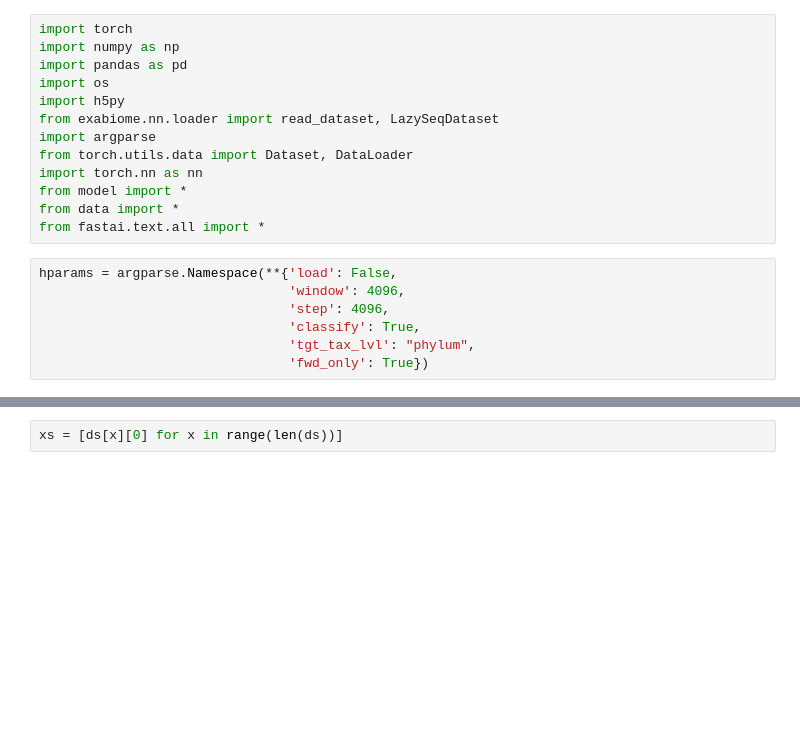
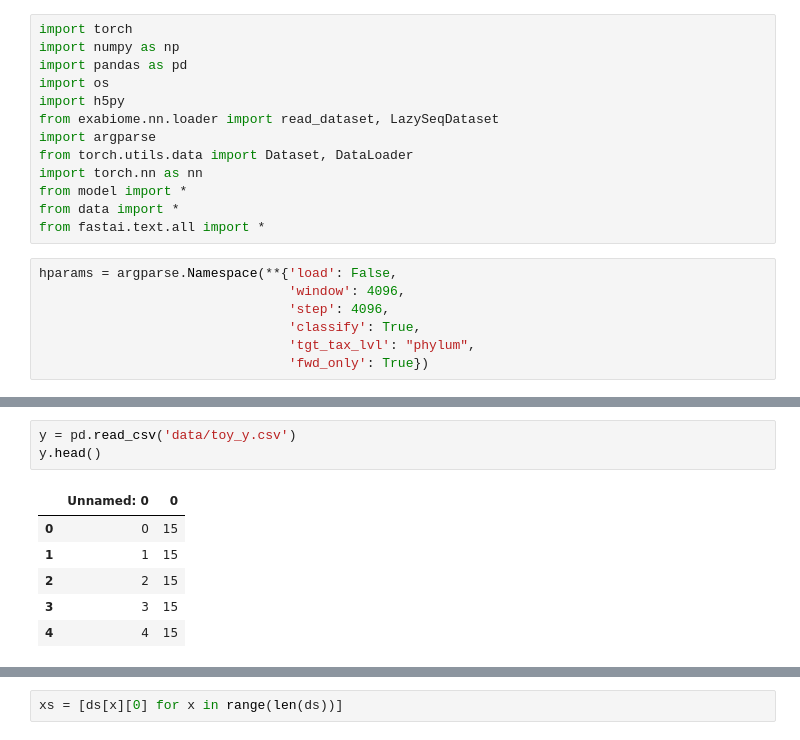
Before and after one commit to alibabaz/taxon_trials, a Jupyter notebook: extract_data.ipynb, the cells around one changed output, grey strips where cells are left out. Drawn from its saved outputs; the diff is of its cells as text; blank space fills up the shorter version.

```diff
--- a/extract_data.ipynb
+++ b/extract_data.ipynb
@@ -20,0 +69,10 @@ hparams = argparse.Namespace(**{'load': False,
+# %%
+y = pd.read_csv('data/toy_y.csv')
+y.head()
+# %% [output]
+|  | Unnamed: 0 | 0 |
+| 0 | 0 | 15 |
+| 1 | 1 | 15 |
+| 2 | 2 | 15 |
+| 3 | 3 | 15 |
+| 4 | 4 | 15 |
```
Also changed, not shown: parts of 20 cells of this notebook, 5 other files.
